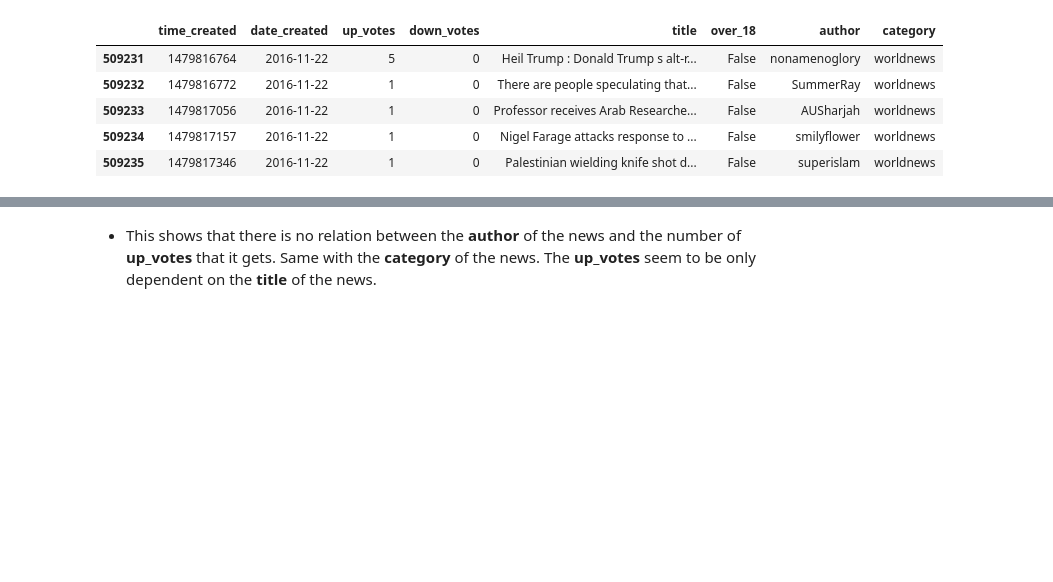
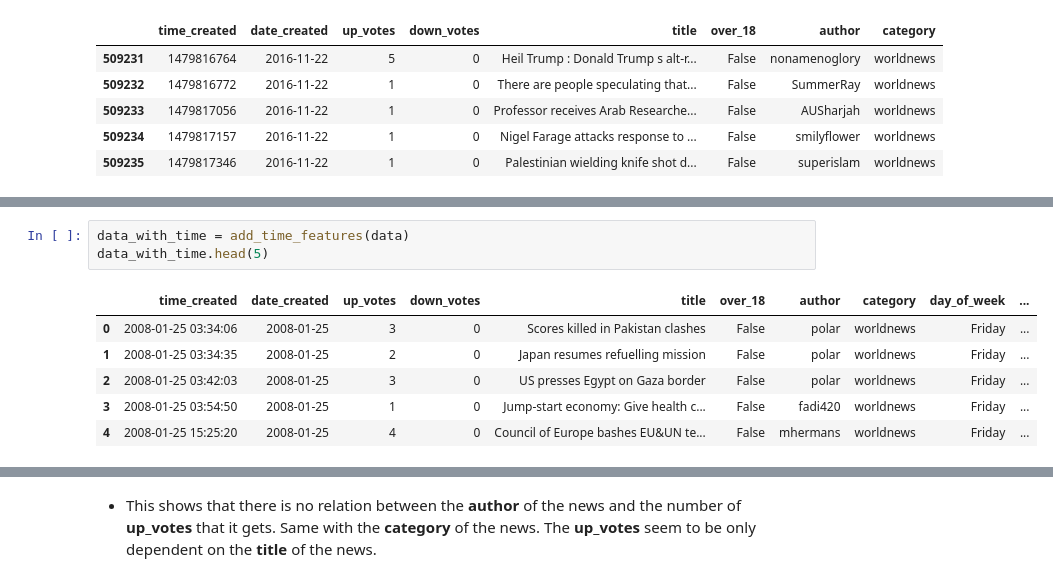
Before and after one commit to asheeshcric/eluvio-challenge, a Jupyter notebook: data_analysis.ipynb, the cells around one changed output, grey strips where cells are left out. Saved outputs shown, nothing was run; the diff lists cells and outputs as text; blank space fills up the shorter version.

```diff
--- a/data_analysis.ipynb
+++ b/data_analysis.ipynb
@@ -23,0 +42,10 @@ data.tail()
+# %%
+data_with_time = add_time_features(data)
+data_with_time.head(5)
+# %% [output]
+|  | time_created | date_created | up_votes | down_votes | title | over_18 | author | category | day_of_week | ... |
+| 0 | 2008-01-25 03:34:06 | 2008-01-25 | 3 | 0 | Scores killed in Pakistan clashes | False | polar | worldnews | Friday | ... |
+| 1 | 2008-01-25 03:34:35 | 2008-01-25 | 2 | 0 | Japan resumes refuelling mission | False | polar | worldnews | Friday | ... |
+| 2 | 2008-01-25 03:42:03 | 2008-01-25 | 3 | 0 | US presses Egypt on Gaza border | False | polar | worldnews | Friday | ... |
+| 3 | 2008-01-25 03:54:50 | 2008-01-25 | 1 | 0 | Jump-start economy: Give health c... | False | fadi420 | worldnews | Friday | ... |
+| 4 | 2008-01-25 15:25:20 | 2008-01-25 | 4 | 0 | Council of Europe bashes EU&UN te... | False | mhermans | worldnews | Friday | ... |
```
Also changed, not shown: parts of 36 cells of this notebook.
